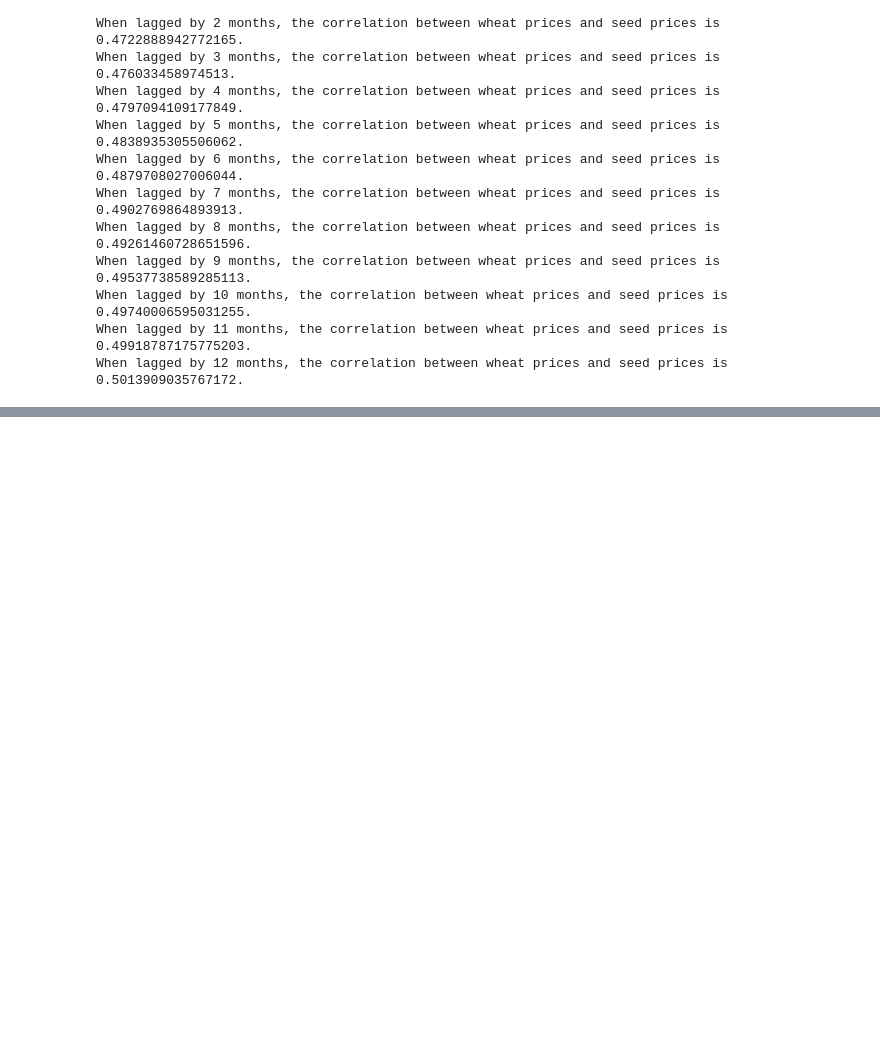
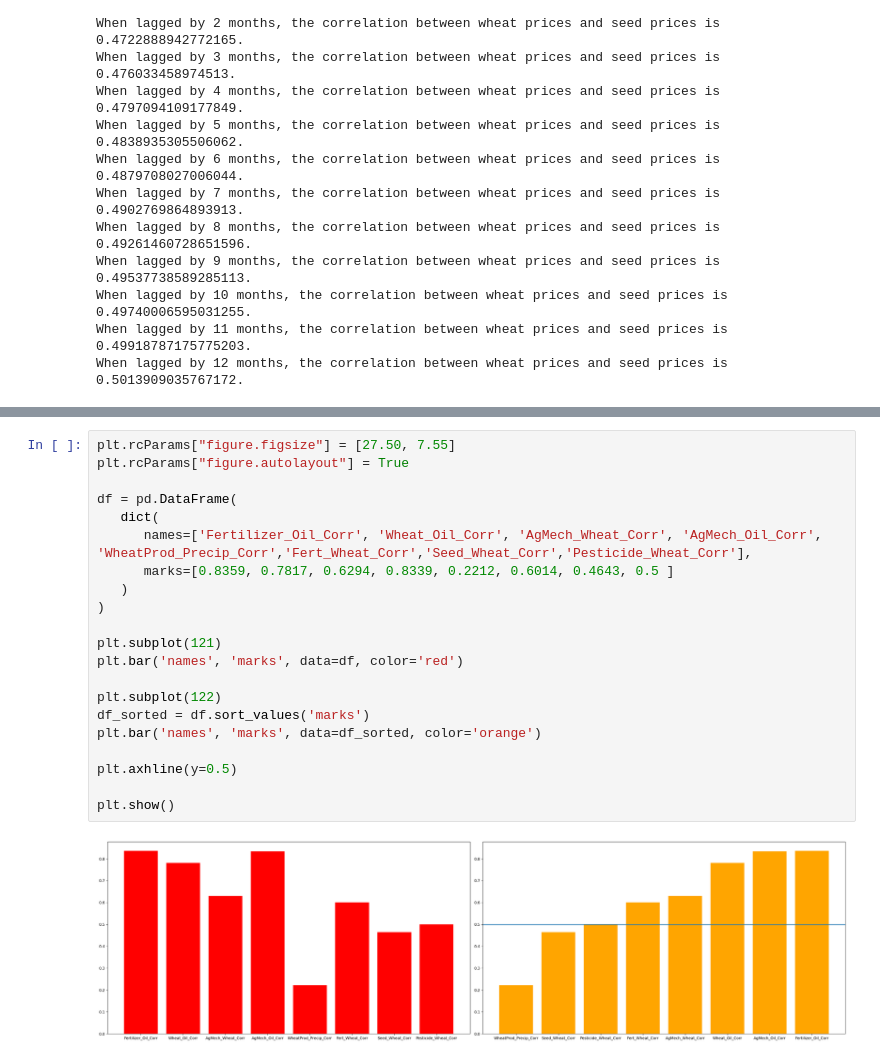
Before and after one commit to ssxnt/Wheat-Production-and-Global-Pricing-Dynamics, a Jupyter notebook: Energy/Notebooks and Datasets/final.ipynb, the cells around one changed output, grey strips where cells are left out. Cells and saved outputs as stored; diff of their text form; blank space fills up the shorter version.

```diff
--- a/Energy/Notebooks and Datasets/final.ipynb
+++ b/Energy/Notebooks and Datasets/final.ipynb
@@ -387,0 +473,23 @@ plt.show()
+# %%
+plt.rcParams["figure.figsize"] = [27.50, 7.55]
+plt.rcParams["figure.autolayout"] = True
+
+df = pd.DataFrame(
+   dict(
+      names=['Fertilizer_Oil_Corr', 'Wheat_Oil_Corr', 'AgMech_Wheat_Corr', 'AgMech_Oil_Corr', 'WheatProd_Precip_Corr','Fert_Wheat_Corr','Seed_Wheat_Corr','Pesticide_Wheat_Corr'],
+      marks=[0.8359, 0.7817, 0.6294, 0.8339, 0.2212, 0.6014, 0.4643, 0.5 ]
+   )
+)
+
+plt.subplot(121)
+plt.bar('names', 'marks', data=df, color='red')
+
+plt.subplot(122)
+df_sorted = df.sort_values('marks')
+plt.bar('names', 'marks', data=df_sorted, color='orange')
+
+plt.axhline(y=0.5)
+
+plt.show()
+# %% [output]
+[figure, added]
```
Also changed, not shown: parts of 20 cells of this notebook.
